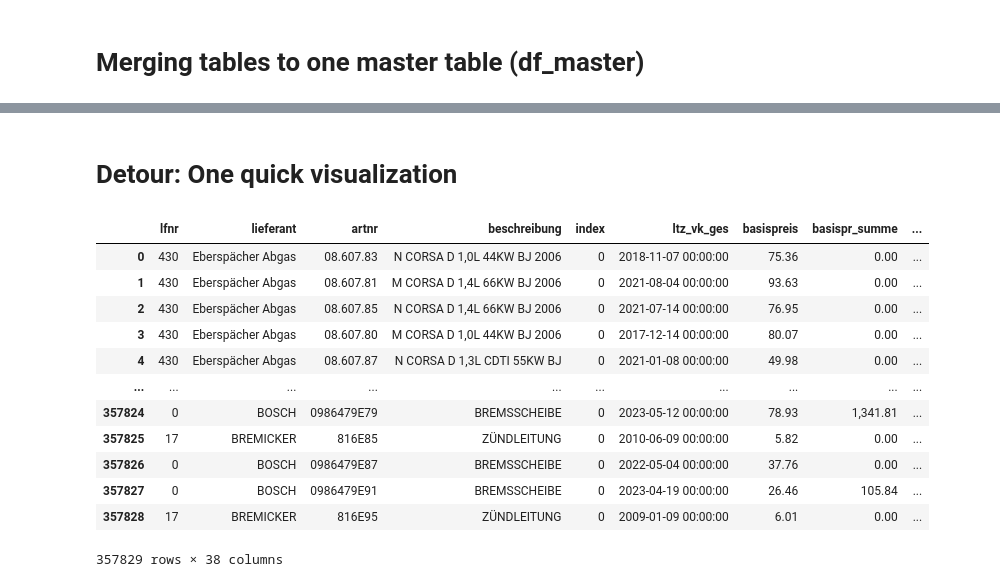
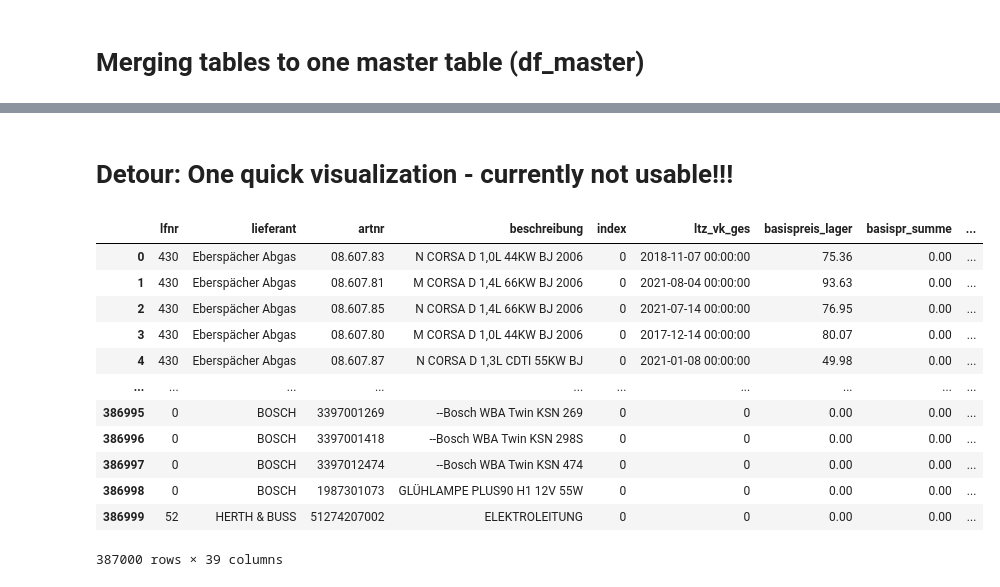
Before and after one commit to capstone-kueblbeck/capstone-kueblbeck, a Jupyter notebook: coding/data_cleaning.ipynb, the cells around one changed output, grey strips where cells are left out. Saved outputs shown, nothing was run; the diff lists cells and outputs as text; code cells hidden in the pictures.

```diff
--- a/coding/data_cleaning.ipynb
+++ b/coding/data_cleaning.ipynb
@@ -221,6 +224,9 @@ new_columns = {'lfr':'lfnr',
                'ros':'ros_vk'}
 
 df_verkaeufe = df_verkaeufe.rename(columns=new_columns)
+# %%
+# Filtering out unusable article numbers (due to formatting in source file)
+df_verkaeufe = df_verkaeufe[~df_verkaeufe['artnr'].str.contains('E\+')]
 # %%
 display(df_verkaeufe.head())
 display(df_verkaeufe.info())
@@ -302,0 +260,6 @@ df_master
+# %%
+# Merge df_verkaeufe on df_master and drop duplicates
+# Outer merge due to having articles sold in 2022, that might be out of stock at the time of our inventory data (2023-06-03)
+df_master = df_lagerbestand.merge(df_verkaeufe, how='outer', on=['lfnr', 'artnr', 'index', 'beschreibung']).fillna(0)
+df_master = df_master.drop_duplicates(['lfnr', 'artnr', 'index', 'beschreibung'])
+df_master
@@ -343,0 +310,4 @@ df_verkaeufe
+# %%
+# Merging df_lagerbestand and df_lieferanten
+df_master = df_master.merge(df_lieferanten, how='left', on='lfnr')
+df_master.head()
@@ -345,8 +322,8 @@ df_verkaeufe
 # Adjusting column positions
 
 new_column_order = ['lfnr','lieferant', 'artnr', 'beschreibung', 'index', 'bestellkennzeichen',
-       'verp_einheit', 'stat_gruppe', 'ltz_vk_ges', 'basispreis',
-       'basispr_summe', 'gesamt_lager', 'wen_lager', 'ltz_vk_wen', 'rgb_lager',
+       'verp_einheit', 'stat_gruppe', 'ltz_vk_ges', 'basispreis_lager', 'basispr_summe',
+       'basispreis_vk', 'gesamt_lager', 'wen_lager', 'ltz_vk_wen', 'rgb_lager',
        'ltz_vk_rgb', 'amb_lager', 'ltz_vk_amb', 'cha_lager', 'ltz_vk_cha',
        'str_lager', 'ltz_vk_str', 'pas_lager', 'ltz_vk_pas', 'lan_lager',
        'ltz_vk_lan', 'müh_lager', 'ltz_vk_müh', 'ros_lager', 'ltz_vk_ros',
@@ -398,35 +374,37 @@ df_master.head()
 # %% [markdown]
-# Detour: One quick visualization
+# Detour: One quick visualization - __currently not usable!!!__
 # %%
 #create new column and categorize each article according to sales and stock
 
-PE_categories = ['In stock, min 3 sales', 'In stock, less 3 sales', 'not in stock, min 3 sales', 'not in stock, less 3 sales', 'No sales, no stock']
+PE_categories = ['In stock, min 3 sales', 'In stock, less 3 sales', 'In stock, 0 sales', 'not in stock, min 3 sales', 'not in stock, less 3 sales', 'No sales, no stock', 'No stock, negative sales']
 
 PE_condition = [
     (df_master['gesamt_lager'] > 0) & (df_master['gesamt_vk'] >= 3),
-    (df_master['gesamt_lager'] > 0) & (df_master['gesamt_vk'] < 3),
+    (df_master['gesamt_lager'] > 0) & (df_master['gesamt_vk'] < 3) & (df_master['gesamt_vk'] > 0),
+    (df_master['gesamt_lager'] > 0) & (df_master['gesamt_vk'] == 0),
     (df_master['gesamt_lager'] <= 0) & (df_master['gesamt_vk'] >= 3),
-    (df_master['gesamt_lager'] <= 0) & (df_master['gesamt_vk'] < 3) & (df_master['gesamt_vk'] > 0),
-    (df_master['gesamt_lager'] == 0) & (df_master['gesamt_vk'] == 0)
+    (df_master['gesamt_lager'] <= 0) & (df_master['gesamt_vk'] < 3) & (df_master['gesamt_vk'] != 0),
+    (df_master['gesamt_lager'] == 0) & (df_master['gesamt_vk'] == 0),
+    (df_master['gesamt_vk'] < 0)
 ]
 
 df_master['gesamt_quality'] = np.select(PE_condition, PE_categories)
 
 df_master
 # %% [output]
-|  | lfnr | lieferant | artnr | beschreibung | index | ltz_vk_ges | basispreis | basispr_summe | ... |
+|  | lfnr | lieferant | artnr | beschreibung | index | ltz_vk_ges | basispreis_lager | basispr_summe | ... |
 | 0 | 430 | Eberspächer Abgas | 08.607.83 | N CORSA D 1,0L 44KW BJ 2006 | 0 | 2018-11-07 00:00:00 | 75.36 | 0.00 | ... |
 | 1 | 430 | Eberspächer Abgas | 08.607.81 | M CORSA D 1,4L 66KW BJ 2006 | 0 | 2021-08-04 00:00:00 | 93.63 | 0.00 | ... |
 | 2 | 430 | Eberspächer Abgas | 08.607.85 | N CORSA D 1,4L 66KW BJ 2006 | 0 | 2021-07-14 00:00:00 | 76.95 | 0.00 | ... |
 | 3 | 430 | Eberspächer Abgas | 08.607.80 | M CORSA D 1,0L 44KW BJ 2006 | 0 | 2017-12-14 00:00:00 | 80.07 | 0.00 | ... |
 | 4 | 430 | Eberspächer Abgas | 08.607.87 | N CORSA D 1,3L CDTI 55KW BJ | 0 | 2021-01-08 00:00:00 | 49.98 | 0.00 | ... |
 | ... | ... | ... | ... | ... | ... | ... | ... | ... | ... |
-| 357824 | 0 | BOSCH | 0986479E79 | BREMSSCHEIBE | 0 | 2023-05-12 00:00:00 | 78.93 | 1,341.81 | ... |
-| 357825 | 17 | BREMICKER | 816E85 | ZÜNDLEITUNG | 0 | 2010-06-09 00:00:00 | 5.82 | 0.00 | ... |
-| 357826 | 0 | BOSCH | 0986479E87 | BREMSSCHEIBE | 0 | 2022-05-04 00:00:00 | 37.76 | 0.00 | ... |
-| 357827 | 0 | BOSCH | 0986479E91 | BREMSSCHEIBE | 0 | 2023-04-19 00:00:00 | 26.46 | 105.84 | ... |
-| 357828 | 17 | BREMICKER | 816E95 | ZÜNDLEITUNG | 0 | 2009-01-09 00:00:00 | 6.01 | 0.00 | ... |
+| 386995 | 0 | BOSCH | 3397001269 | --Bosch WBA Twin KSN 269 | 0 | 0 | 0.00 | 0.00 | ... |
+| 386996 | 0 | BOSCH | 3397001418 | --Bosch WBA Twin KSN 298S | 0 | 0 | 0.00 | 0.00 | ... |
+| 386997 | 0 | BOSCH | 3397012474 | --Bosch WBA Twin KSN 474 | 0 | 0 | 0.00 | 0.00 | ... |
+| 386998 | 0 | BOSCH | 1987301073 | GLÜHLAMPE PLUS90 H1 12V 55W | 0 | 0 | 0.00 | 0.00 | ... |
+| 386999 | 52 | HERTH & BUSS | 51274207002 | ELEKTROLEITUNG | 0 | 0 | 0.00 | 0.00 | ... |
-357829 rows × 38 columns
+387000 rows × 39 columns
 # %%
 location = df_master.query('gesamt_quality != "0"')
 # Erstellen Sie das Balkendiagramm
```
Also changed, not shown: parts of 27 cells of this notebook, 1 other file.
